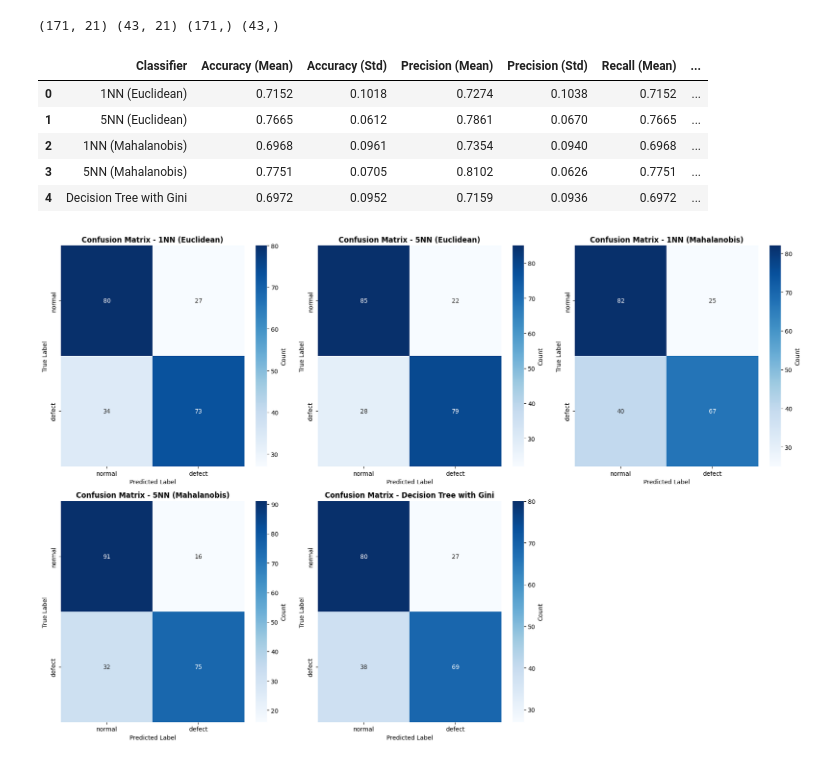
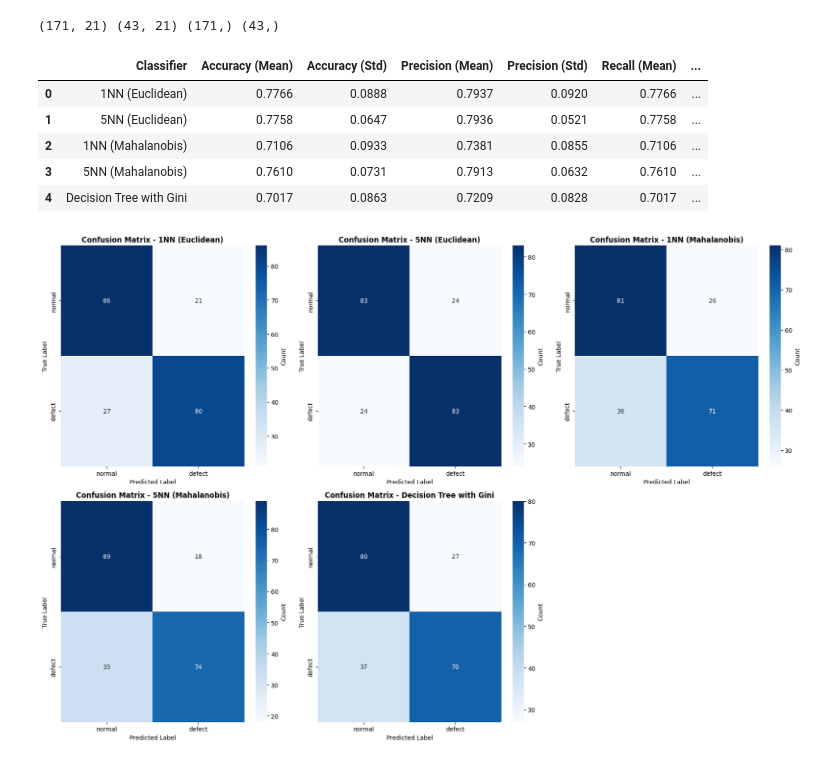
Before and after one commit to talDoFlemis/dory, a Jupyter notebook: lista_03/lista03.ipynb, the cells around one changed output. Drawn from its saved outputs; the diff is of its cells as text; code cells hidden in the pictures.

Commit message:
feat(lista03): add standardscaler and pipeline

```diff
--- a/lista_03/lista03.ipynb
+++ b/lista_03/lista03.ipynb
@@ -39,6 +40,9 @@ print(X_train.shape, X_test.shape, y_train.shape, y_test.shape)
 # %% [output]
 (171, 21) (43, 21) (171,) (43,)
 # %%
+from sklearn.pipeline import make_pipeline
+
+
 random_state = 42069
 
 clazz_mapper = {
@@ -51,7 +55,10 @@ classifiers = [
     ("5NN (Euclidean)", KNNClassifier(n_neighbors=5, metric="euclidean")),
     ("1NN (Mahalanobis)", KNNClassifier(n_neighbors=1, metric="mahalanobis")),
     ("5NN (Mahalanobis)", KNNClassifier(n_neighbors=5, metric="mahalanobis")),
-    ("Decision Tree with Gini", DecisionTreeClassifier(random_state=random_state, criterion="gini")),
+    (
+        "Decision Tree with Gini",
+        DecisionTreeClassifier(random_state=random_state, criterion="gini"),
+    ),
 ]
 
 results = {
@@ -76,7 +83,11 @@ for i, (train_index, test_index) in enumerate(cv.split(X)):
     X_train, X_test = X[train_index], X[test_index]
     y_train, y_test = y[train_index], y[test_index]
 
-    for name, clf in classifiers:
+    for name, model in classifiers:
+        clf = make_pipeline(
+            StandardScaler(),
+            model,
+        )
         clf.fit(X_train, y_train)
 
         y_pred = clf.predict(X_test)
@@ -87,9 +98,9 @@ for i, (train_index, test_index) in enumerate(cv.split(X)):
         results[name]["y_pred_all"].extend(y_pred)
 
         # Calculate metrics per fold
-        precision = precision_score(y_test, y_pred, average='weighted')
-        recall = recall_score(y_test, y_pred, average='weighted')
-        f1 = f1_score(y_test, y_pred, average='weighted')
+        precision = precision_score(y_test, y_pred, average="weighted")
+        recall = recall_score(y_test, y_pred, average="weighted")
+        f1 = f1_score(y_test, y_pred, average="weighted")
 
         results[name]["precision_per_fold"].append(precision)
         results[name]["recall_per_fold"].append(recall)
@@ -117,53 +128,61 @@ for name, clf in classifiers:
     std_f1 = np.std(results[name]["f1_per_fold"])
 
     # Store metrics for table
-    metrics_data.append({
-        "Classifier": name,
-        "Accuracy (Mean)": f"{mean_accuracy:.4f}",
-        "Accuracy (Std)": f"{std_accuracy:.4f}",
-        "Precision (Mean)": f"{mean_precision:.4f}",
-        "Precision (Std)": f"{std_precision:.4f}",
-        "Recall (Mean)": f"{mean_recall:.4f}",
-        "Recall (Std)": f"{std_recall:.4f}",
-        "F1-Score (Mean)": f"{mean_f1:.4f}",
-        "F1-Score (Std)": f"{std_f1:.4f}",
-    })
+    metrics_data.append(
+        {
+            "Classifier": name,
+            "Accuracy (Mean)": f"{mean_accuracy:.4f}",
+            "Accuracy (Std)": f"{std_accuracy:.4f}",
+            "Precision (Mean)": f"{mean_precision:.4f}",
+            "Precision (Std)": f"{std_precision:.4f}",
+            "Recall (Mean)": f"{mean_recall:.4f}",
+            "Recall (Std)": f"{std_recall:.4f}",
+            "F1-Score (Mean)": f"{mean_f1:.4f}",
+            "F1-Score (Std)": f"{std_f1:.4f}",
+        }
+    )
 
 metrics_df = pd.DataFrame(metrics_data)
 display(metrics_df)
 # %% [output]
 |  | Classifier | Accuracy (Mean) | Accuracy (Std) | Precision (Mean) | Precision (Std) | Recall (Mean) | ... |
-| 0 | 1NN (Euclidean) | 0.7152 | 0.1018 | 0.7274 | 0.1038 | 0.7152 | ... |
-| 1 | 5NN (Euclidean) | 0.7665 | 0.0612 | 0.7861 | 0.0670 | 0.7665 | ... |
-| 2 | 1NN (Mahalanobis) | 0.6968 | 0.0961 | 0.7354 | 0.0940 | 0.6968 | ... |
-| 3 | 5NN (Mahalanobis) | 0.7751 | 0.0705 | 0.8102 | 0.0626 | 0.7751 | ... |
-| 4 | Decision Tree with Gini | 0.6972 | 0.0952 | 0.7159 | 0.0936 | 0.6972 | ... |
+| 0 | 1NN (Euclidean) | 0.7766 | 0.0888 | 0.7937 | 0.0920 | 0.7766 | ... |
+| 1 | 5NN (Euclidean) | 0.7758 | 0.0647 | 0.7936 | 0.0521 | 0.7758 | ... |
+| 2 | 1NN (Mahalanobis) | 0.7106 | 0.0933 | 0.7381 | 0.0855 | 0.7106 | ... |
+| 3 | 5NN (Mahalanobis) | 0.7610 | 0.0731 | 0.7913 | 0.0632 | 0.7610 | ... |
+| 4 | Decision Tree with Gini | 0.7017 | 0.0863 | 0.7209 | 0.0828 | 0.7017 | ... |
 # %%
 n_classifiers = len(classifiers)
 fig, axes = plt.subplots(2, 3, figsize=(18, 12))
 axes = axes.flatten()
 
 unique_classes = sorted(np.unique(y))
 class_labels = [clazz_mapper[cls] for cls in unique_classes]
 
 for idx, (name, clf) in enumerate(classifiers):
     y_true = np.array(results[name]["y_true_all"])
     y_pred = np.array(results[name]["y_pred_all"])
 
     cm = confusion_matrix(y_true, y_pred)
 
-    sns.heatmap(cm, annot=True, fmt='g', cmap='Blues', ax=axes[idx],
-                cbar_kws={'label': 'Count'},
-                xticklabels=class_labels,
-                yticklabels=class_labels)
-    axes[idx].set_title(f'Confusion Matrix - {name}', fontsize=12, fontweight='bold')
-    axes[idx].set_xlabel('Predicted Label', fontsize=10)
-    axes[idx].set_ylabel('True Label', fontsize=10)
+    sns.heatmap(
+        cm,
+        annot=True,
+        fmt="g",
+        cmap="Blues",
+        ax=axes[idx],
+        cbar_kws={"label": "Count"},
+        xticklabels=class_labels,
+        yticklabels=class_labels,
+    )
+    axes[idx].set_title(f"Confusion Matrix - {name}", fontsize=12, fontweight="bold")
+    axes[idx].set_xlabel("Predicted Label", fontsize=10)
+    axes[idx].set_ylabel("True Label", fontsize=10)
 
 if n_classifiers < len(axes):
-    axes[-1].axis('off')
+    axes[-1].axis("off")
 
 plt.tight_layout()
 plt.show()
 # %% [output]
-[figure, old version]
+[figure, new version]
```
Also changed, not shown: parts of 1 cell of this notebook.
